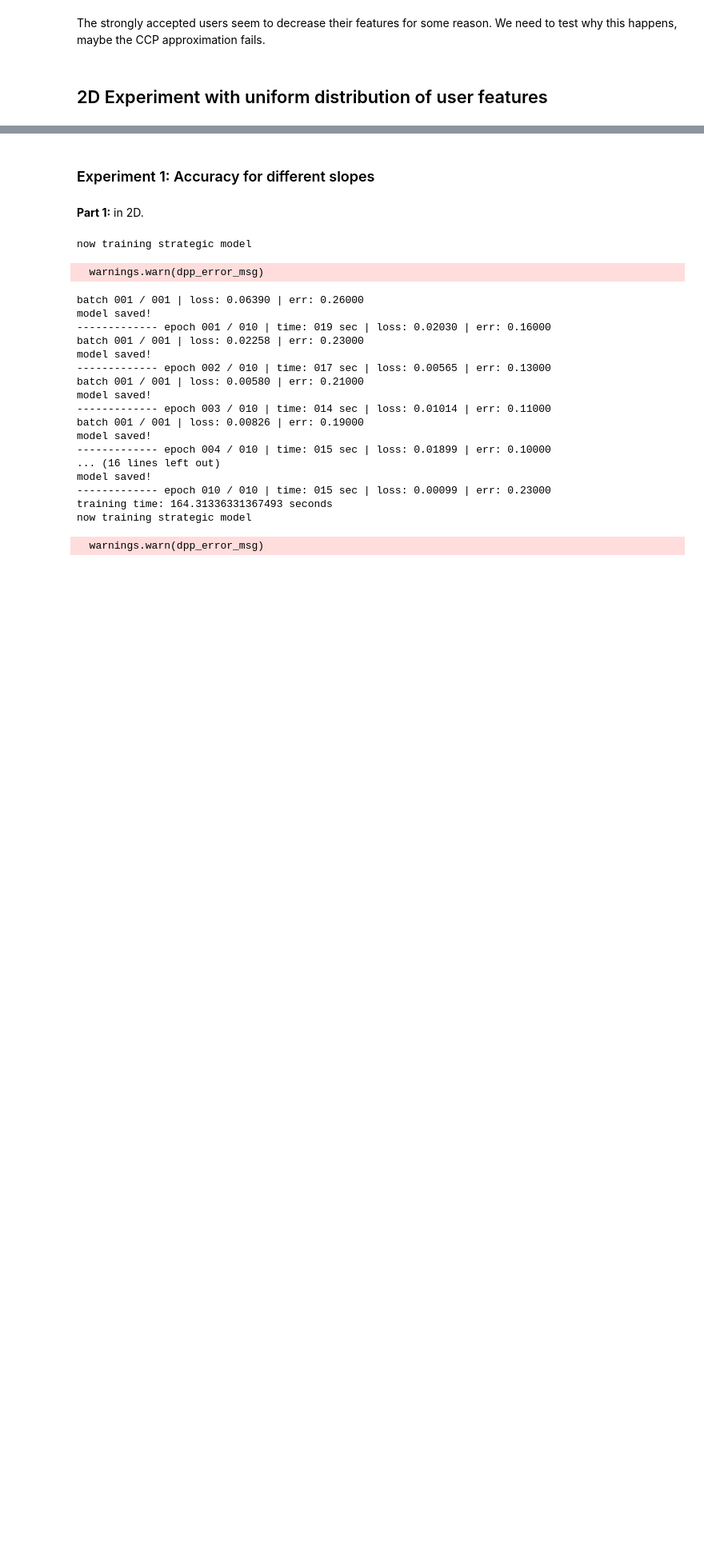
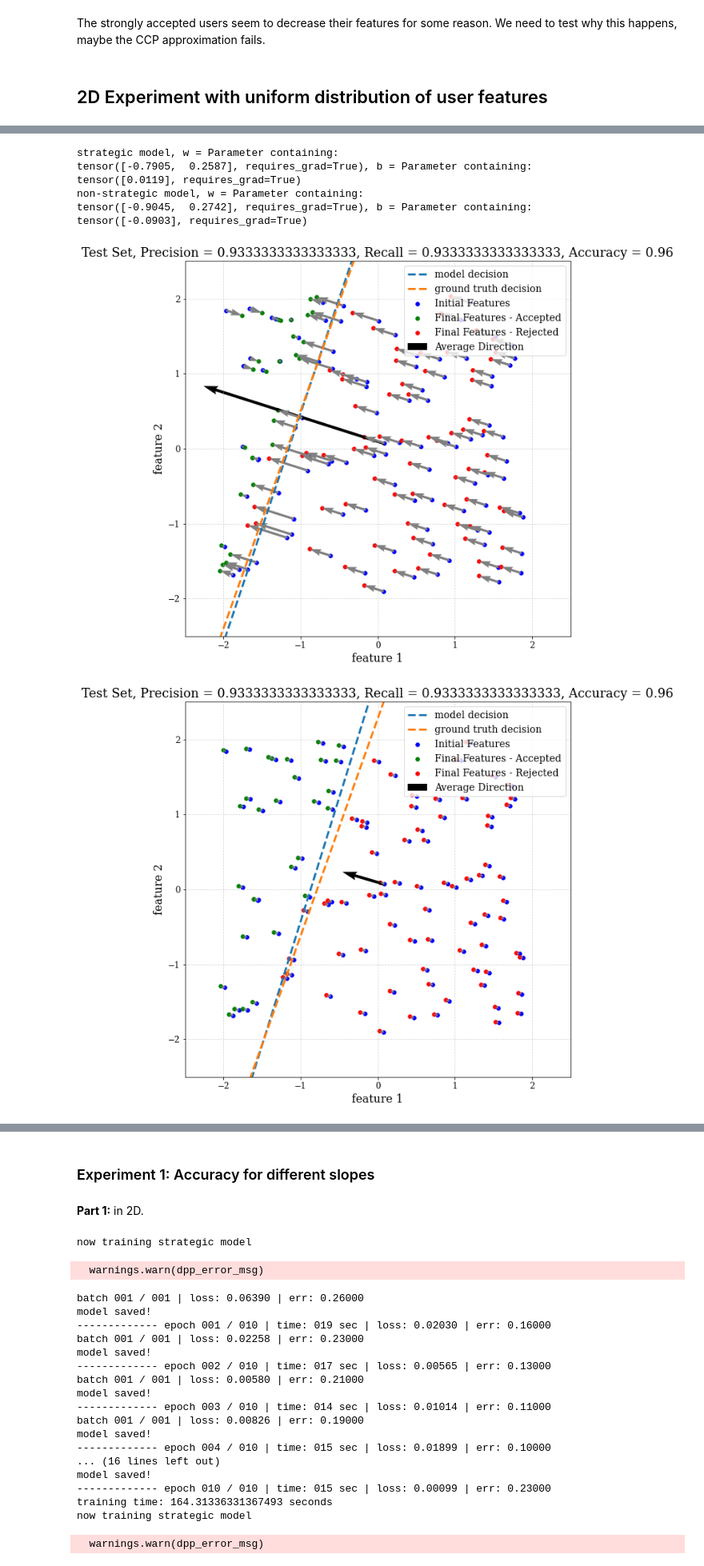
Before and after one commit to barweiss1/ranked_strategic_classification, a Jupyter notebook: strategicClassification-BatchedCCP.ipynb, the cells around one changed output, grey strips where cells are left out. Shown: that part at 80% size. Drawn from its saved outputs; the diff is of its cells as text; code cells hidden in the pictures; blank space fills up the shorter version.

```diff
--- a/strategicClassification-BatchedCCP.ipynb
+++ b/strategicClassification-BatchedCCP.ipynb
@@ -961,7 +975,7 @@ def get_perp_line(w, b, rank_env, X_T):
     return x1, x2
 # %%
 # A function for plotting users before and after delta for the test set
-def our_scatter(rank_env, model, X):
+def our_scatter(rank_env, model, X, test_metrics):
     X = X.squeeze()
     w, b = model.get_wb()
     X_T, _ = rank_env.full_dynamic_update(X, w, b)
@@ -989,9 +1003,9 @@ def our_scatter(rank_env, model, X):
     ax.set_ylabel('feature 2')
     ax.set_xlim([-2.5, 2.5])
     ax.set_ylim([-2.5, 2.5])
-    precision = strategic_test_metrics[strategic_test_metrics['epoch num'] == 9]['precision'].values[0]
-    recall = strategic_test_metrics[strategic_test_metrics['epoch num'] == 9]['recall'].values[0]
-    accuracy = strategic_test_metrics[strategic_test_metrics['epoch num'] == 9]['accuracy'].values[0]
+    precision = test_metrics[test_metrics['epoch num'] == 9]['precision'].values[0]
+    recall = test_metrics[test_metrics['epoch num'] == 9]['recall'].values[0]
+    accuracy = test_metrics[test_metrics['epoch num'] == 9]['accuracy'].values[0]
     ax.set_title(f'Test Set, Precision = {precision}, Recall = {recall}, Accuracy = {accuracy}')
 # %%
 # plotting for the test batch
@@ -1077,0 +1057,29 @@ our_scatter(rank_env, model, X_test)
+# %%
+model_non_strategic = MyStrategicModel(batch_size=env_params['n_users'], env=rank_env_non_strategic, strategic=False)
+model_strategic = MyStrategicModel(batch_size=env_params['n_users'], env=rank_env, strategic=True)
+
+path_strategic = f"./tests/2d_test_uniform/strategic"
+path_non_strategic = f"./tests/2d_test_uniform/non_strategic"
+epochs = 10
+batch_size = env_params['n_users']
+total = []
+ccp = []
+
+# for non-strategic with strategic data - use_delta must be set to false, else set it to true
+# TODO : this can be unified maybe such that use_delta is set according to strategic
+non_strategic_train_metrics, non_strategic_test_metrics = model_non_strategic.fit(path_non_strategic, X_train, R_train, X_test, R_test,
+                    opt=torch.optim.Adam, opt_kwargs={"lr": (1e-1)},
+                    epochs=epochs, use_delta=False, verbose=True,
+                comment="batched")
+# learning rate is crucial for the success of the model. DO NOT TOUCH!!!!
+strategic_train_metrics, strategic_test_metrics = model_strategic.fit(path_strategic, X_train, R_train, X_test, R_test,
+                    opt=torch.optim.Adam, opt_kwargs={"lr": (1e-1)},
+                    epochs=epochs, use_delta=True, verbose=True,
+                comment="batched")
+
+
+# convert to pd DataFrame
+strategic_train_metrics = pd.DataFrame(strategic_train_metrics)
+strategic_test_metrics = pd.DataFrame(strategic_test_metrics)
+non_strategic_train_metrics = pd.DataFrame(non_strategic_train_metrics)
+non_strategic_test_metrics = pd.DataFrame(non_strategic_test_metrics)
@@ -1077,0 +1123,16 @@ our_scatter(rank_env, model, X_test)
+# %%
+# plotting for the test batch
+print(f'strategic model, w = {rank_env.w}, b = {rank_env.b}')
+our_scatter(rank_env, model_strategic, X_test, strategic_test_metrics)
+print(f'non-strategic model, w = {rank_env_non_strategic.w}, b = {rank_env_non_strategic.b}')
+our_scatter(rank_env_non_strategic, model_non_strategic, X_test, non_strategic_test_metrics)
+view_reward_func(rank_env, R_test, X_test)
+# %% [output]
+strategic model, w = Parameter containing:
+tensor([-0.7905,  0.2587], requires_grad=True), b = Parameter containing:
+tensor([0.0119], requires_grad=True)
+non-strategic model, w = Parameter containing:
+tensor([-0.9045,  0.2742], requires_grad=True), b = Parameter containing:
+tensor([-0.0903], requires_grad=True)
+[figure, added]
+[figure, added]
```
Also changed, not shown: parts of 9 cells of this notebook, 11 other files.
